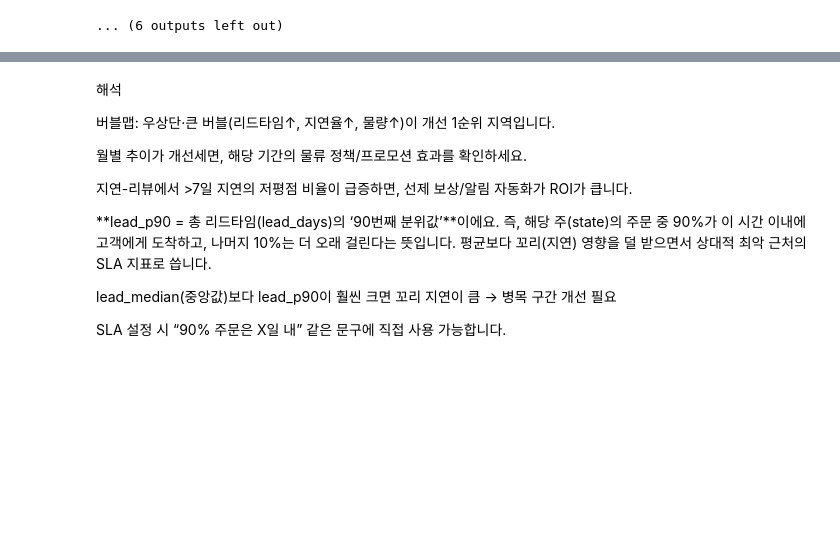
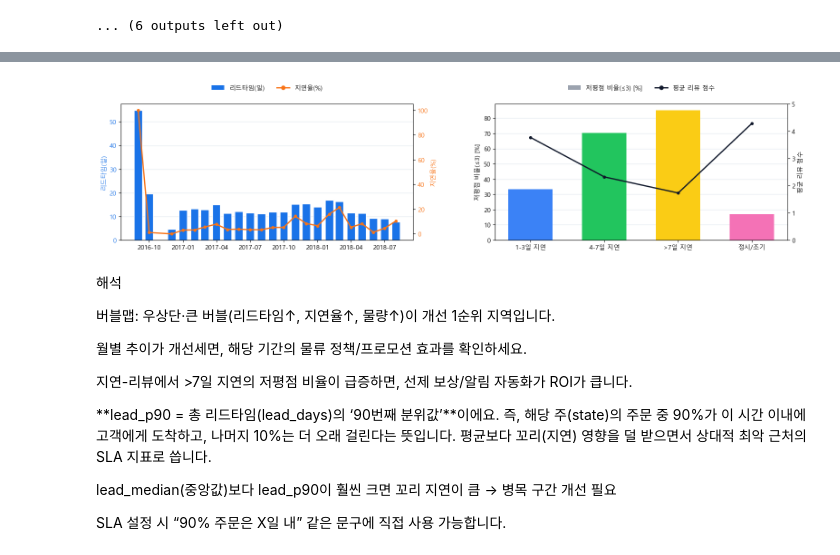
Before and after one commit to baesisi3648/pjt-data-analysis, a Jupyter notebook: p2_freight.ipynb, the cells around one changed output, grey strips where cells are left out. Cells and saved outputs as stored; diff of their text form; code cells hidden in the pictures; blank space fills up the shorter version.

```diff
--- a/p2_freight.ipynb
+++ b/p2_freight.ipynb
@@ -555,3 +670,96 @@ _line("물량 많은 주 TOP3", ", ".join(state_kpi.sort_values("orders", ascend
+# %%
+import numpy as np
+import matplotlib.pyplot as plt
+import matplotlib.ticker as mticker
+from matplotlib.patches import Patch
+from matplotlib.lines import Line2D
+
+# 폰트(Windows)
+plt.rcParams['font.family'] = 'Malgun Gothic'
+plt.rcParams['axes.unicode_minus'] = False
+
+# 색상
+BAR_BLUE    = "#1a73e8"   # (D) 막대색
+LINE_ORANGE = "#f97316"   # (D) 선색
+GRID        = "#e9edf3"
+TXT         = "#1f2937"
+
+BAR_PAL = ["#3b82f6", "#22c55e", "#facc15", "#f472b6"]  # (E) 막대 팔레트
+LINE_DK = "#0f172a"                                     # (E) 선색
+
+# ---------------- 데이터 준비 ----------------
+# (D)
+x_dt   = monthly_kpi["order_month"]
+y_bar  = monthly_kpi["lead_mean"]
+y_line = monthly_kpi["late_rate(%)"]
+
+# (E)
+x_cat = delay_bins_kpi["delay_bucket"].tolist()
+y_low = delay_bins_kpi["low_rate(%)"].to_numpy()
+y_rev = delay_bins_kpi["review_mean"].to_numpy()
+x_idx = np.arange(len(x_cat))
+
+# ---------------- Subplots ----------------
+fig, (ax1, ax2) = plt.subplots(1, 2, figsize=(16, 5), constrained_layout=False)
+fig.patch.set_facecolor("#ffffff")
+
+# ===== (D) 월별 리드타임(막대) + 지연율(선) =====
+ax1.set_facecolor("#ffffff")
+ax1.bar(x_dt, y_bar, color=BAR_BLUE, edgecolor="white", width=22, zorder=2)
+ax1.set_ylabel("리드타임(일)", color=BAR_BLUE)
+ax1.tick_params(axis='y', labelcolor=BAR_BLUE)
+ax1.grid(axis='y', color=GRID, linewidth=1.0, zorder=1)
+ax1.grid(axis='x', visible=False)
+for s in ["top", "right"]: ax1.spines[s].set_visible(False)
+
+ax1b = ax1.twinx()
+ax1b.plot(x_dt, y_line, color=LINE_ORANGE, marker="o", linewidth=2, markersize=4, zorder=3)
+ax1b.set_ylabel("지연율(%)", color=LINE_ORANGE)
+ax1b.tick_params(axis='y', labelcolor=LINE_ORANGE)
+# ax1.set_title("리드타임 & 지연율", fontsize=12, color=TXT, pad=8, loc="left")
+
+# (D) 범례 — 축 밖 상단(겹침 방지)
+handles_D = [
+    Patch(facecolor=BAR_BLUE, label="리드타임(일)"),
+    Line2D([0], [0], color=LINE_ORANGE, marker="o", linewidth=2, label="지연율(%)"),
+]
+ax1.legend(handles=handles_D, loc="upper center",
+           bbox_to_anchor=(0.5, 1.16), ncol=2, frameon=False, borderaxespad=0.0)
+
+# ===== (E) 지연구간별 리뷰 =====
+ax2.set_facecolor("#ffffff")
+bars = ax2.bar(x_idx, y_low, color=BAR_PAL[:len(x_cat)], width=0.6, zorder=2)
+ax2.set_xticks(x_idx, x_cat)
+ax2.set_ylabel("저평점 비율(≤3) [%]")
+ax2.yaxis.set_major_formatter(mticker.FuncFormatter(lambda v, p: f"{int(v)}"))
+ax2.grid(axis='y', color=GRID, linewidth=1.0, zorder=1)
+ax2.grid(axis='x', visible=False)
+for s in ["top", "right"]: ax2.spines[s].set_visible(False)
+
+ax2b = ax2.twinx()
+ax2b.plot(x_idx, y_rev, color=LINE_DK, marker="o", linewidth=2, markersize=4, zorder=3)
+ax2b.set_ylabel("평균 리뷰 점수")
+ax2b.set_ylim(0, max(5, np.nanmax(y_rev)*1.1))
+# ax2.set_title("지연 구간별 리뷰 점수", fontsize=12, color=TXT, pad=8, loc="left")
+
+# (E) 범례 — 축 밖 상단(겹침 방지)
+handles_E = [
+    Patch(facecolor="#9ca3af", label="저평점 비율(≤3) [%]"),
+    Line2D([0], [0], color=LINE_DK, marker="o", linewidth=2, label="평균 리뷰 점수"),
+]
+ax2.legend(handles=handles_E, loc="upper center",
+           bbox_to_anchor=(0.5, 1.16), ncol=2, frameon=False, borderaxespad=0.0)
+
+# 상단/하단 여백(범례 공간 확보), 서브플롯 간 간격
+plt.subplots_adjust(top=0.80, bottom=0.20, left=0.06, right=0.98, wspace=0.28)
+
+# (옵션) 월 라벨이 많으면 간격 줄이기
+# ax1.xaxis.set_major_locator(mticker.MaxNLocator(8))
+# plt.setp(ax1.get_xticklabels(), rotation=30, ha='right')
+
+plt.show()
+# %% [output]
+[figure, added]
 # %% [markdown]
 해석
 
```
Also changed, not shown: parts of 2 cells of this notebook, 2 other files.
